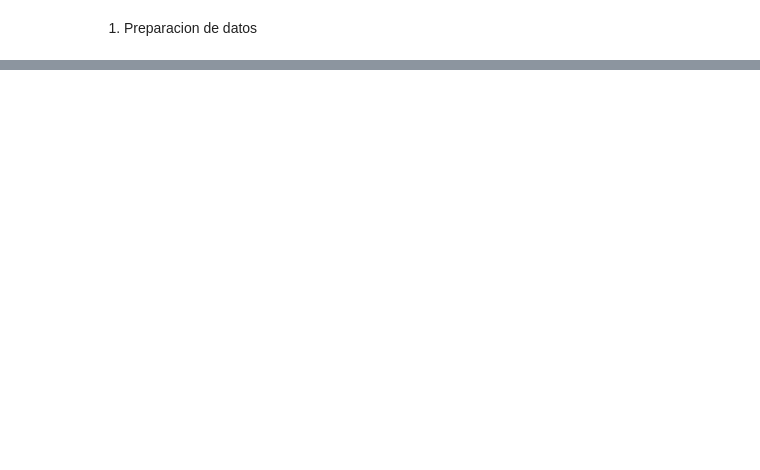
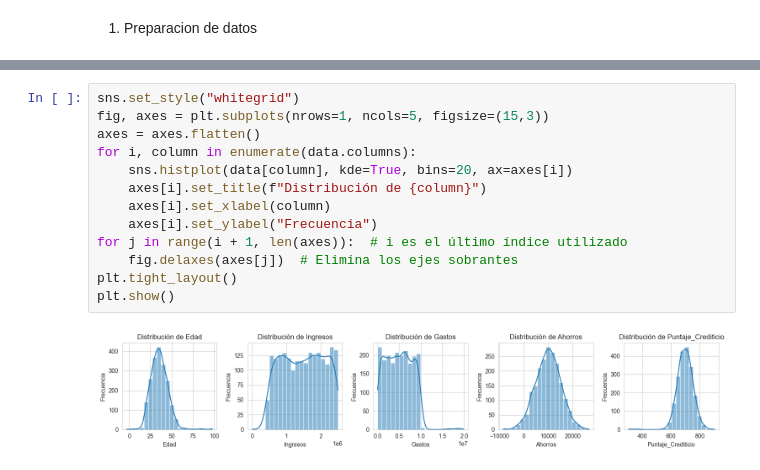
Before and after one commit to sightes/2025_Advance_Models_UBO, a Jupyter notebook: Actividad_Final_Valores_Extremos/explore.ipynb, the cells around one changed output, grey strips where cells are left out. Drawn from its saved outputs; the diff is of its cells as text; blank space fills up the shorter version.

```diff
--- a/Actividad_Final_Valores_Extremos/explore.ipynb
+++ b/Actividad_Final_Valores_Extremos/explore.ipynb
@@ -56,0 +77,15 @@ for i in data.columns:
+# %%
+sns.set_style("whitegrid")
+fig, axes = plt.subplots(nrows=1, ncols=5, figsize=(15,3))
+axes = axes.flatten()
+for i, column in enumerate(data.columns):
+    sns.histplot(data[column], kde=True, bins=20, ax=axes[i])
+    axes[i].set_title(f"Distribución de {column}")
+    axes[i].set_xlabel(column)
+    axes[i].set_ylabel("Frecuencia")
+for j in range(i + 1, len(axes)):  # i es el último índice utilizado
+    fig.delaxes(axes[j])  # Elimina los ejes sobrantes
+plt.tight_layout()
+plt.show()
+# %% [output]
+[figure, added]
```
Also changed, not shown: parts of 15 cells of this notebook, 1 other file.
